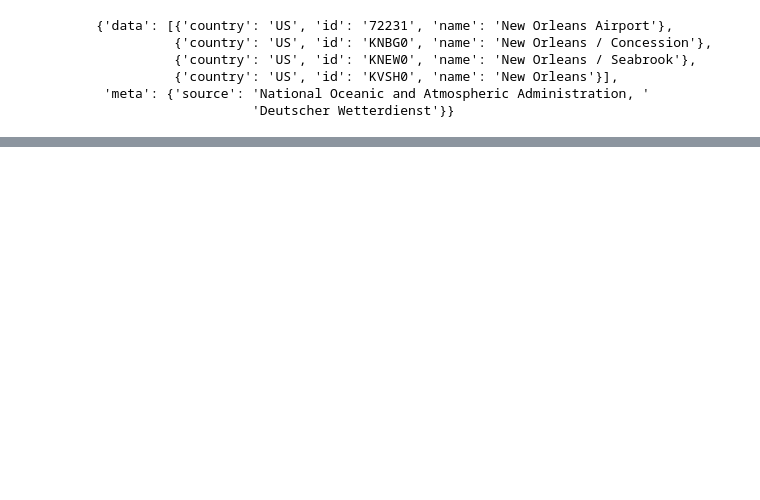
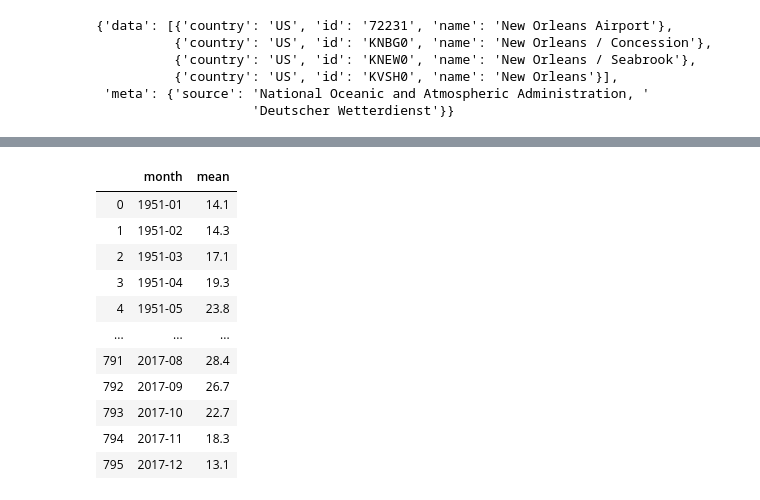
Before and after one commit to chrisbock76/PyWeatherman, a Jupyter notebook: FINAL_CODE_PYWEATHERMAN.ipynb, the cells around one changed output, grey strips where cells are left out. Cells and saved outputs as stored; diff of their text form; code cells hidden in the pictures; blank space fills up the shorter version.

```diff
--- a/FINAL_CODE_PYWEATHERMAN.ipynb
+++ b/FINAL_CODE_PYWEATHERMAN.ipynb
@@ -399,0 +507,92 @@ Boston_weather_file.to_csv('output_data/Boston_weather_data.csv')
+# %%
+#Take All NewOrleans Data to a single CSV file#
+#____________________________________________#
+
+NewOrleans_data_a = NewOrleans_weather_data_a['data']
+NewOrleans_data_b = NewOrleans_weather_data_b['data']
+NewOrleans_data_c = NewOrleans_weather_data_c['data']
+#NewOrleans_data_a
+
+NewOrleans_mean = []
+NewOrleans_year = []
+NewOrleans_dic ={'month':NewOrleans_year,'mean': NewOrleans_mean}
+index = 0
+for x in NewOrleans_data_a:
+    w = NewOrleans_data_a[index]["temperature_mean"]
+    year = NewOrleans_data_a[index]['month']
+    NewOrleans_mean.append(w)
+    NewOrleans_year.append(year)
+    index = index + 1
+#print(NewOrleans_weather_mean)
+#print(NewOrleans_weather_year)
+weather_a = pd.DataFrame(NewOrleans_dic)
+#weather_a
+
+NewOrleans_mean = []
+NewOrleans_year = []
+NewOrleans_dic ={'month':NewOrleans_year,'mean': NewOrleans_mean}
+index = 0
+for x in NewOrleans_data_b:
+    w = NewOrleans_data_b[index]["temperature_mean"]
+    year = NewOrleans_data_b[index]['month']
+    NewOrleans_mean.append(w)
+    NewOrleans_year.append(year)
+    index = index + 1
+#print(NewOrleans_weather_mean)
+#print(NewOrleans_weather_year)
+weather_b = pd.DataFrame(NewOrleans_dic)
+#weather_b
+
+NewOrleans_mean = []
+NewOrleans_year = []
+NewOrleans_dic ={'month':NewOrleans_year,'mean': NewOrleans_mean}
+index = 0
+for x in NewOrleans_data_c:
+    w = NewOrleans_data_c[index]["temperature_mean"]
+    year = NewOrleans_data_c[index]['month']
+    NewOrleans_mean.append(w)
+    NewOrleans_year.append(year)
+    index = index + 1
+#print(NewOrleans_weather_mean)
+#print(NewOrleans_weather_year)
+weather_c = pd.DataFrame(NewOrleans_dic)
+#weather_c
+
+#Create joined df for CSV file
+NewOrleans_a_month_list = weather_a['month'].to_list()
+NewOrleans_a_mean_list = weather_a['mean'].to_list()
+NewOrleans_b_month_list = weather_b['month'].to_list()
+NewOrleans_b_mean_list = weather_b['mean'].to_list()
+NewOrleans_c_month_list = weather_c['month'].to_list()
+NewOrleans_c_mean_list = weather_c['mean'].to_list()
+
+#NewOrleans_a_month_list
+#NewOrleans_a_mean_list
+#NewOrleans_b_month_list
+#NewOrleans_b_mean_list
+#NewOrleans_c_month_list
+#NewOrleans_b_mean_list
+
+NewOrleans_month = NewOrleans_a_month_list + NewOrleans_b_month_list + NewOrleans_c_month_list
+#NewOrleans_month
+NewOrleans_mean = NewOrleans_a_mean_list + NewOrleans_b_mean_list + NewOrleans_c_mean_list
+#NewOrleans_mean
+
+NewOrleans_weather_file = pd.DataFrame({'month':NewOrleans_month,'mean':NewOrleans_mean})
+NewOrleans_weather_file
+
+#Create CSV File
+#NewOrleans_weather_file.to_csv('output_data/NewOrleans_weather_data.csv')
+# %% [output]
+|  | month | mean |
+| 0 | 1951-01 | 14.1 |
+| 1 | 1951-02 | 14.3 |
+| 2 | 1951-03 | 17.1 |
+| 3 | 1951-04 | 19.3 |
+| 4 | 1951-05 | 23.8 |
+| ... | ... | ... |
+| 791 | 2017-08 | 28.4 |
+| 792 | 2017-09 | 26.7 |
+| 793 | 2017-10 | 22.7 |
+| 794 | 2017-11 | 18.3 |
+| 795 | 2017-12 | 13.1 |
```
Also changed, not shown: parts of 25 cells of this notebook, 10 other files.
